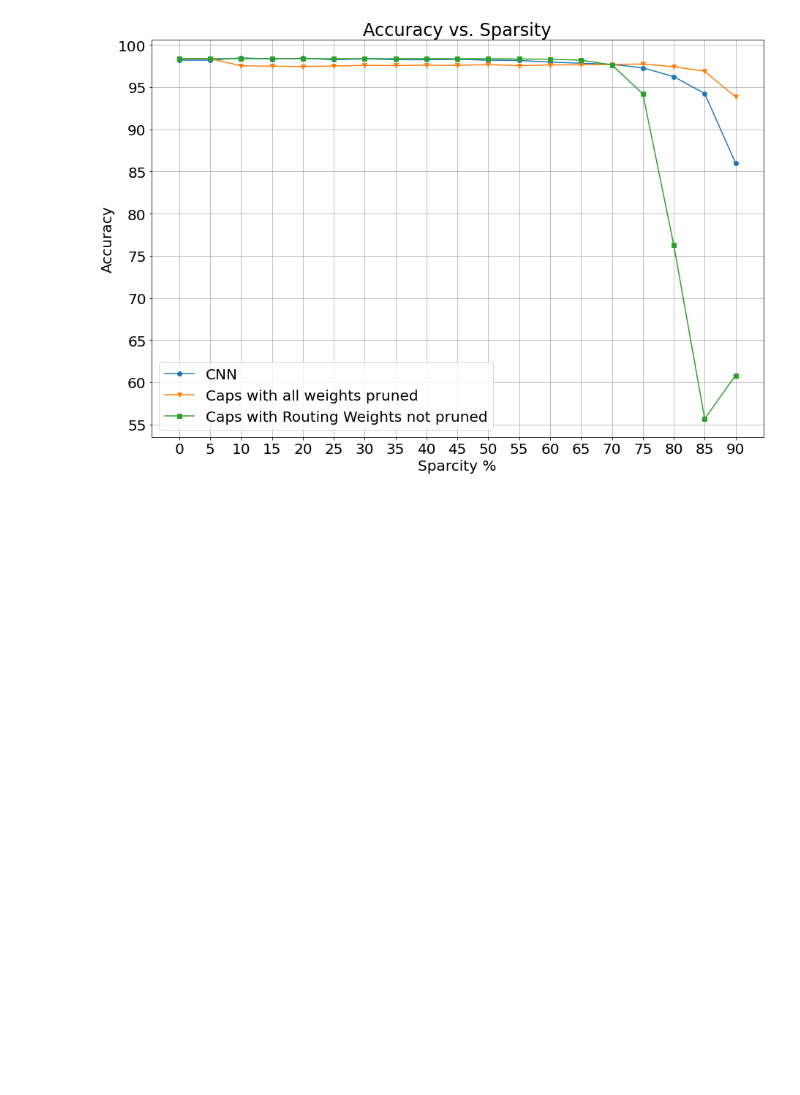
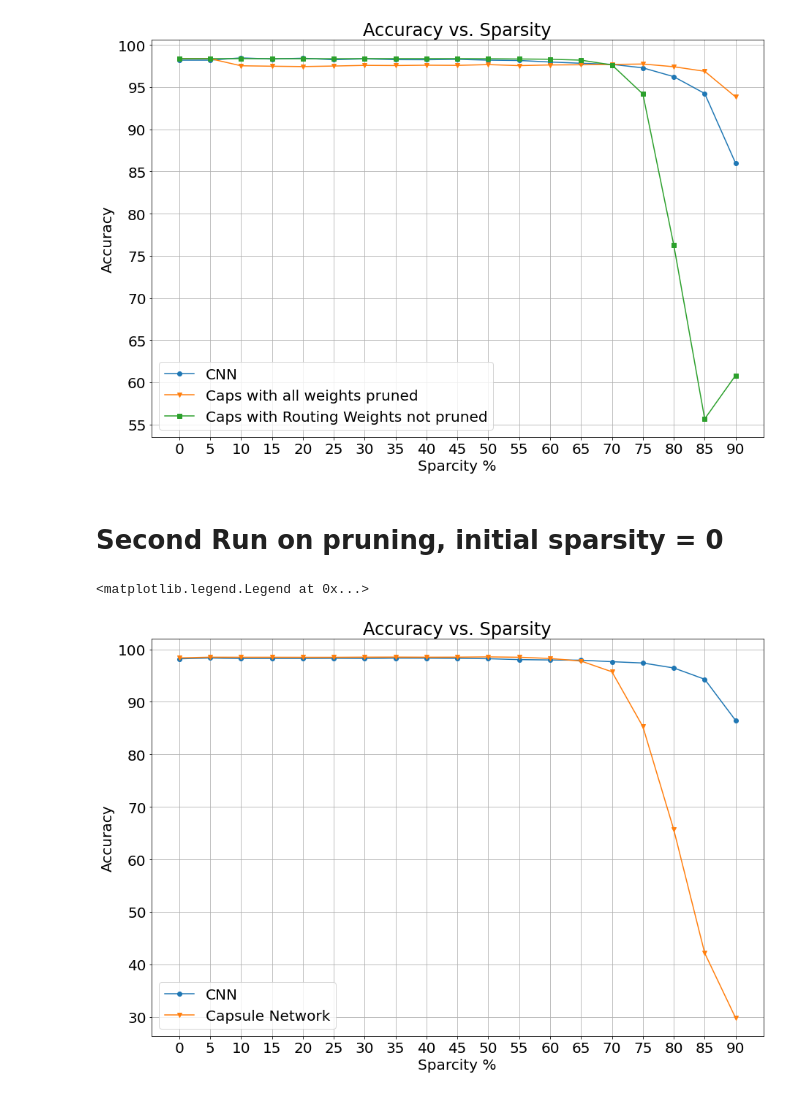
Before and after one commit to BaishaliChetia/CapsNet-Keras, a Jupyter notebook: pruning_graph.ipynb, the cells around one changed output. Drawn from its saved outputs; the diff is of its cells as text; code cells hidden in the pictures; blank space fills up the shorter version.

Commit message:
Comparison between different initial sparsity done

```diff
--- a/pruning_graph.ipynb
+++ b/pruning_graph.ipynb
@@ -110,0 +118,29 @@ plt.legend(['CNN', 'Caps with all weights pruned','Caps with Routing Weights not
+# %% [markdown]
+# Second Run on pruning, initial sparsity = 0
+# %%
+d3 = {'finalSparsity': [0, 5, 10, 15, 20, 25, 30, 35, 40, 45, 50, 55, 60, 65, 70, 75, 80, 85, 90],
+      'capsule':[0.9837, 0.9850,  0.9849, 0.9849, 0.9848, 0.9848,  0.9851, 0.9852, 0.9850, 0.9851, 0.9856,  0.9849, 0.9826,  0.9776, 0.9572,  0.8528,  0.6565, 0.4216,  0.2981] ,
+      'cnn': [0.9819, 0.9835, 0.9824, 0.9825, 0.9825, 0.9829, 0.9826, 0.9833, 0.9832, 0.9829,0.9821,  0.9804, 0.9797, 0.9793,  0.9764, 0.9739,  0.9645, 0.9430, 0.8646]}
+df3 = pd.DataFrame(data=d3)
+
+import matplotlib.pyplot as plt
+plt.rcParams["figure.figsize"] = (15, 10)
+plt.rcParams["font.size"] = 20
+#y_values = [30, 40 , 50, 60, 70 , 80 , 90 , 100]
+#plt.xticks(values, df['sparsity'])
+#fig, ax = plt.subplots(1, 2)
+
+values = range(len(df3['finalSparsity']))
+plt.grid(True)
+plt.xticks(values, df3['finalSparsity'])
+#plt.yticks(y_values)
+plt.plot(df3['cnn'] *100, marker = "o")
+plt.plot(df3['capsule']*100, marker = 'v')
+#plt.plot(df2['Caps with Routing Weights not pruned'], marker = 's')
+plt.title('Accuracy vs. Sparsity')
+plt.ylabel('Accuracy')
+plt.xlabel('Sparcity %')
+plt.legend(['CNN', 'Capsule Network' ], loc = 'best')
+# %% [output]
+<matplotlib.legend.Legend at 0x...>
+[figure, added]
```
Also changed, not shown: parts of 13 cells of this notebook.
